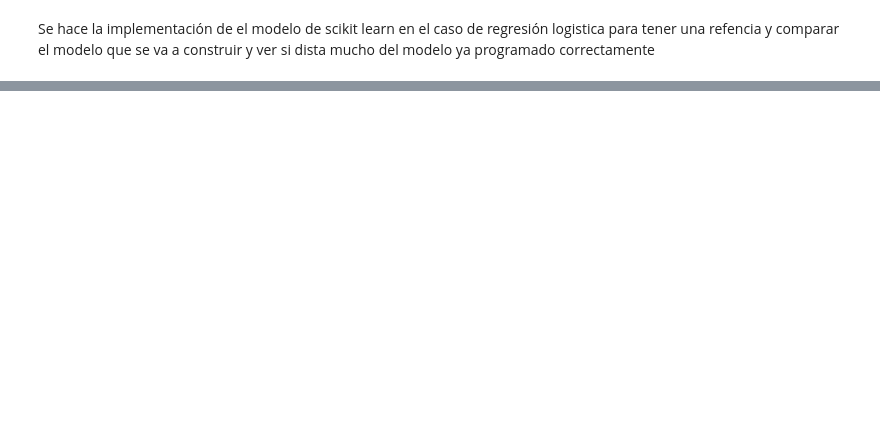
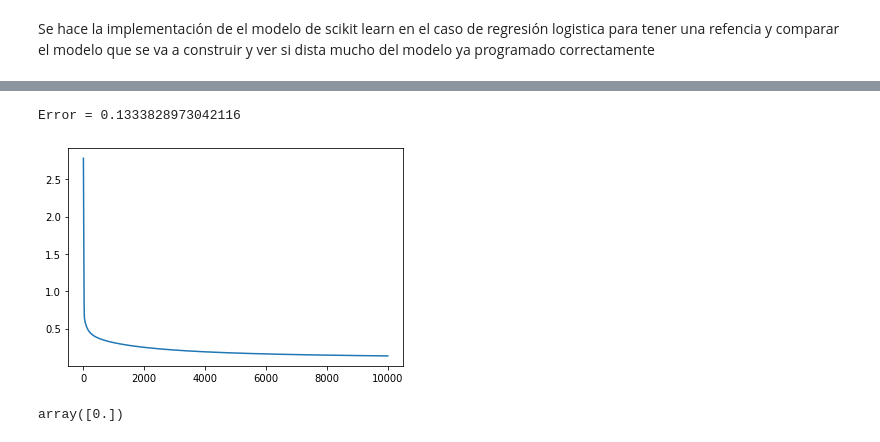
Before and after one commit to jomen93/ML, a Jupyter notebook: Tarea_3/Tarea_3_3.ipynb, the cells around one changed output, grey strips where cells are left out. Drawn from its saved outputs; the diff is of its cells as text; code cells hidden in the pictures; blank space fills up the shorter version.

```diff
--- a/Tarea_3/Tarea_3_3.ipynb
+++ b/Tarea_3/Tarea_3_3.ipynb
@@ -191,0 +204,19 @@ df
+# %%
+# Separación de los datos
+x_data_c = data_cancer[:,:-1]
+x_target_c = data_cancer[:,-1:]
+
+t = 0.7 ; v = 1-t
+
+
+x_train = x_data_c[0:int(t*len(x_data_c))]
+x_val = x_data_c[int(t*len(x_data_c)):]
+
+y_train = x_target_c[0:int(t*len(x_data_c))]
+y_val = x_target_c[int(t*len(x_data_c)):]
+
+# convertir a unos y ceros los vectores objetivo
+# 2 ----> no tiene cancer corresponde a 0
+# 4 ----> tiene cancer corresponde a 1
+y_train = np.where(y_train == 2,0,1)
+y_val = np.where(y_val == 2,0,1)
@@ -191,0 +233,19 @@ df
+# %%
+# Separación de los datos
+x_data_c = data_cancer[:,:-1]
+x_target_c = data_cancer[:,-1:]
+
+t = 0.7 ; v = 1-t
+
+
+x_train = x_data_c[0:int(t*len(x_data_c))]
+x_val = x_data_c[int(t*len(x_data_c)):]
+
+y_train = x_target_c[0:int(t*len(x_data_c))]
+y_val = x_target_c[int(t*len(x_data_c)):]
+
+# convertir a unos y ceros los vectores objetivo
+# 2 ----> no tiene cancer corresponde a 0
+# 4 ----> tiene cancer corresponde a 1
+y_train = np.where(y_train == 2,0,1)
+y_val = np.where(y_val == 2,0,1)
@@ -191,0 +319,7 @@ df
+# %%
+Error = model.l[-1]
+plt.plot(model.l)
+print("Error = {}".format(Error))
+# %% [output]
+Error = 0.1333828973042116
+[figure, added]
@@ -191,0 +329,7 @@ df
+# %%
+s = 0
+for i in range(len(y_val)):
+    s+=model.predict(x_val[i],y_val[i])==y_val[i]
+s/np.shape(y_val)[0]
+# %% [output]
+array([0.])
```
Also changed, not shown: parts of 28 cells of this notebook.
